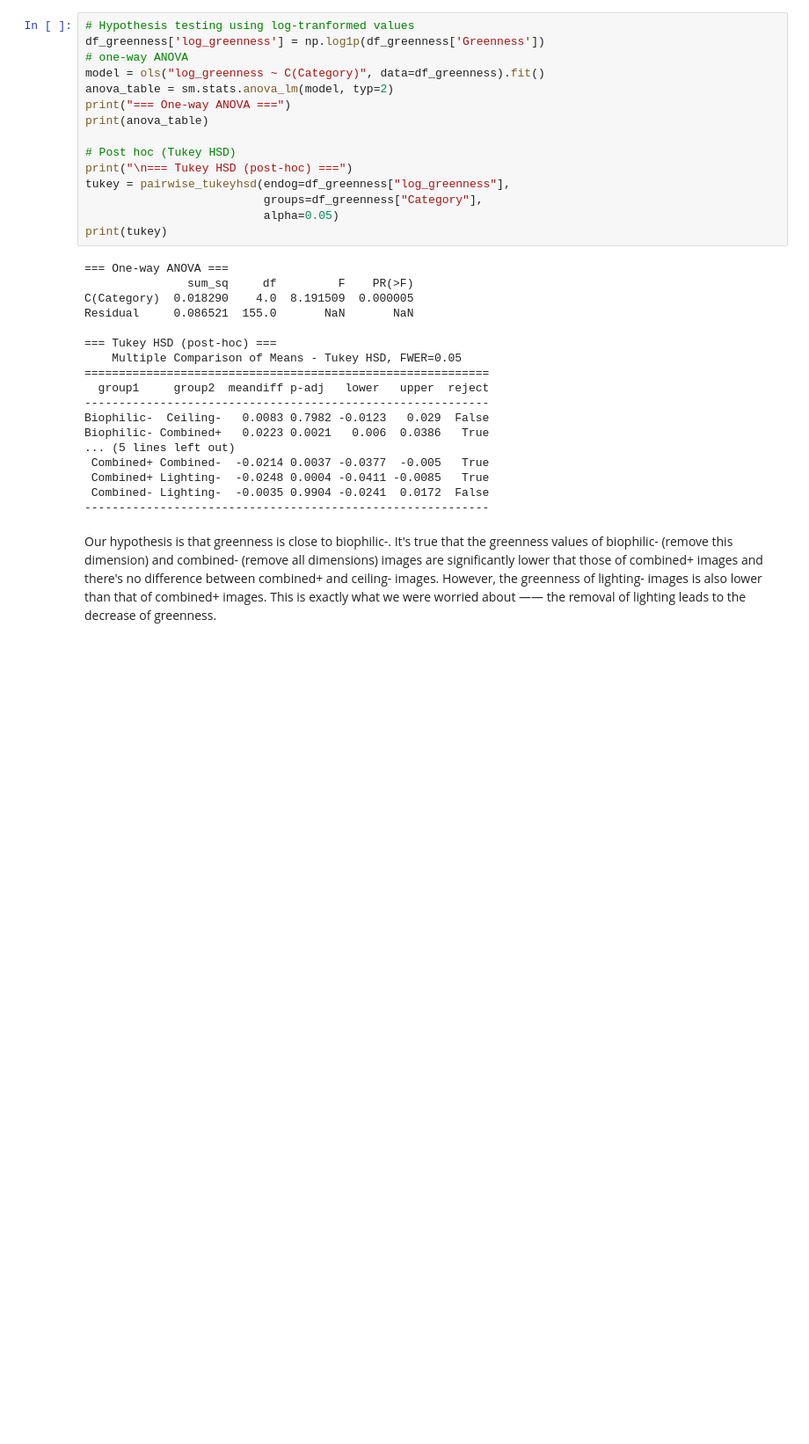
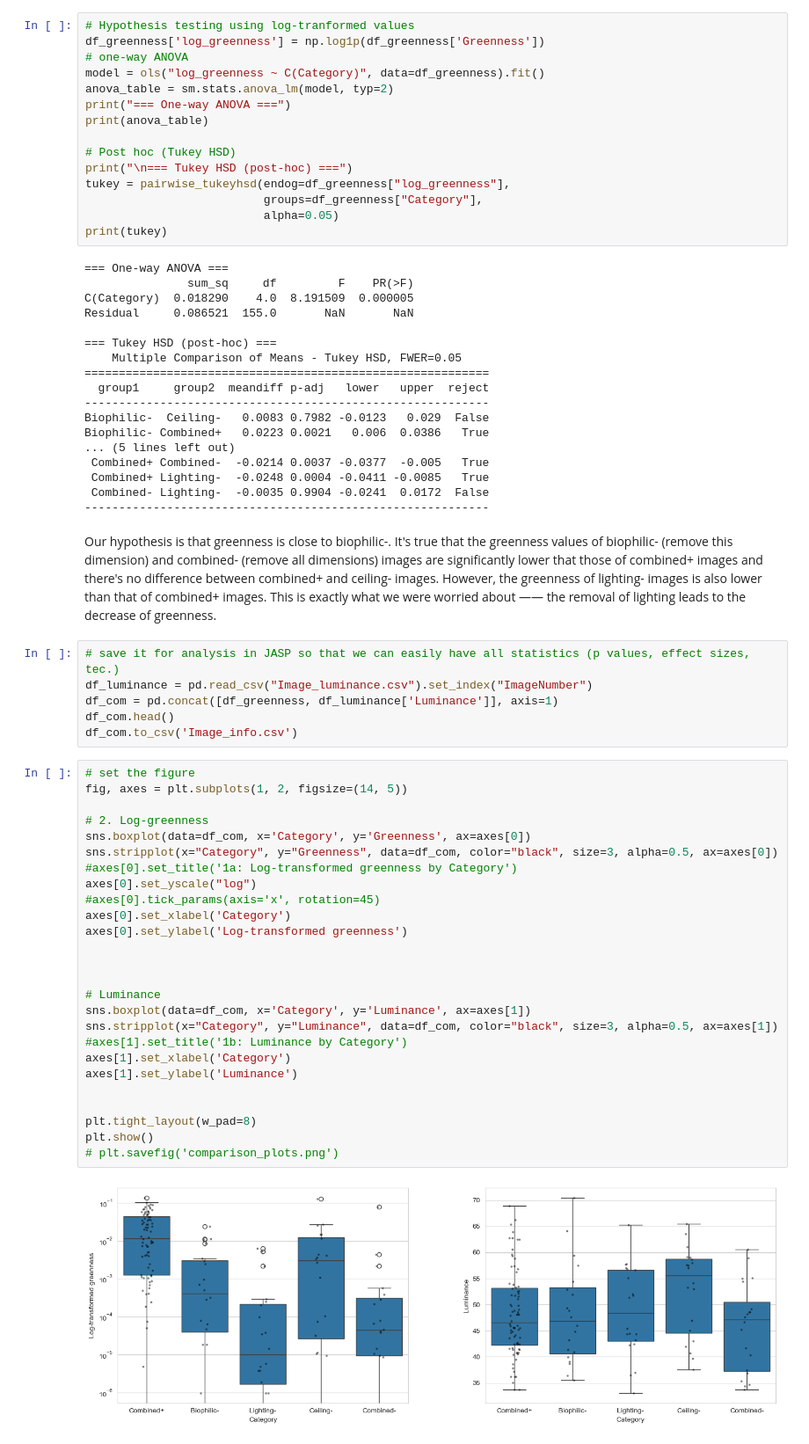
Before and after one commit to PsyYang/NeuroArchitecture, a Jupyter notebook: evaluate_greenness.ipynb, the cells around one changed output. Shown at 88% size. Saved outputs shown, nothing was run; the diff lists cells and outputs as text; blank space fills up the shorter version.

Commit message:
Update existing analysis scripts for Experiment 1

```diff
--- a/evaluate_greenness.ipynb
+++ b/evaluate_greenness.ipynb
@@ -154,3 +156,37 @@ Biophilic- Combined+   0.0223 0.0021   0.006  0.0386   True
 -----------------------------------------------------------
 # %% [markdown]
 Our hypothesis is that greenness is close to biophilic-. It's true that the greenness values of biophilic- (remove this dimension) and combined- (remove all dimensions) images are significantly lower that those of combined+ images and there's no difference between combined+ and ceiling- images. However, the greenness of lighting- images is also lower than that of combined+ images. This is exactly what we were worried about —— the removal of lighting leads to the decrease of greenness.
+# %%
+# save it for analysis in JASP so that we can easily have all statistics (p values, effect sizes, tec.)
+df_luminance = pd.read_csv("Image_luminance.csv").set_index("ImageNumber")
+df_com = pd.concat([df_greenness, df_luminance['Luminance']], axis=1)
+df_com.head()
+df_com.to_csv('Image_info.csv')
+# %%
+# set the figure
+fig, axes = plt.subplots(1, 2, figsize=(14, 5))
+
+# 2. Log-greenness
+sns.boxplot(data=df_com, x='Category', y='Greenness', ax=axes[0])
+sns.stripplot(x="Category", y="Greenness", data=df_com, color="black", size=3, alpha=0.5, ax=axes[0])
+#axes[0].set_title('1a: Log-transformed greenness by Category')
+axes[0].set_yscale("log")
+#axes[0].tick_params(axis='x', rotation=45)
+axes[0].set_xlabel('Category')
+axes[0].set_ylabel('Log-transformed greenness')
+
+
+
+# Luminance
+sns.boxplot(data=df_com, x='Category', y='Luminance', ax=axes[1])
+sns.stripplot(x="Category", y="Luminance", data=df_com, color="black", size=3, alpha=0.5, ax=axes[1])
+#axes[1].set_title('1b: Luminance by Category')
+axes[1].set_xlabel('Category')
+axes[1].set_ylabel('Luminance')
+
+
+plt.tight_layout(w_pad=8)
+plt.show()
+# plt.savefig('comparison_plots.png')
+# %% [output]
+[figure, added]
```
Also changed, not shown: parts of 1 cell of this notebook, 4 other files.
